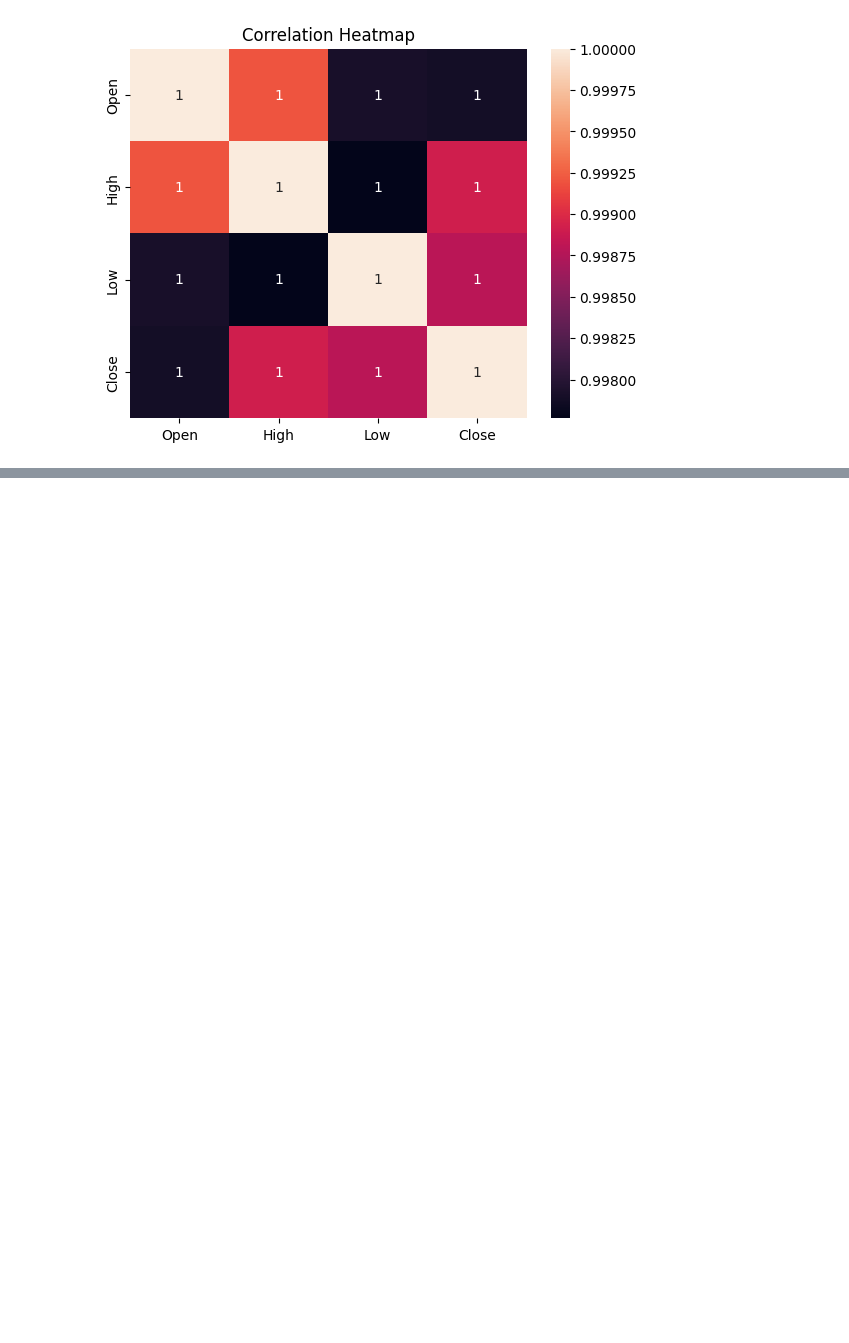
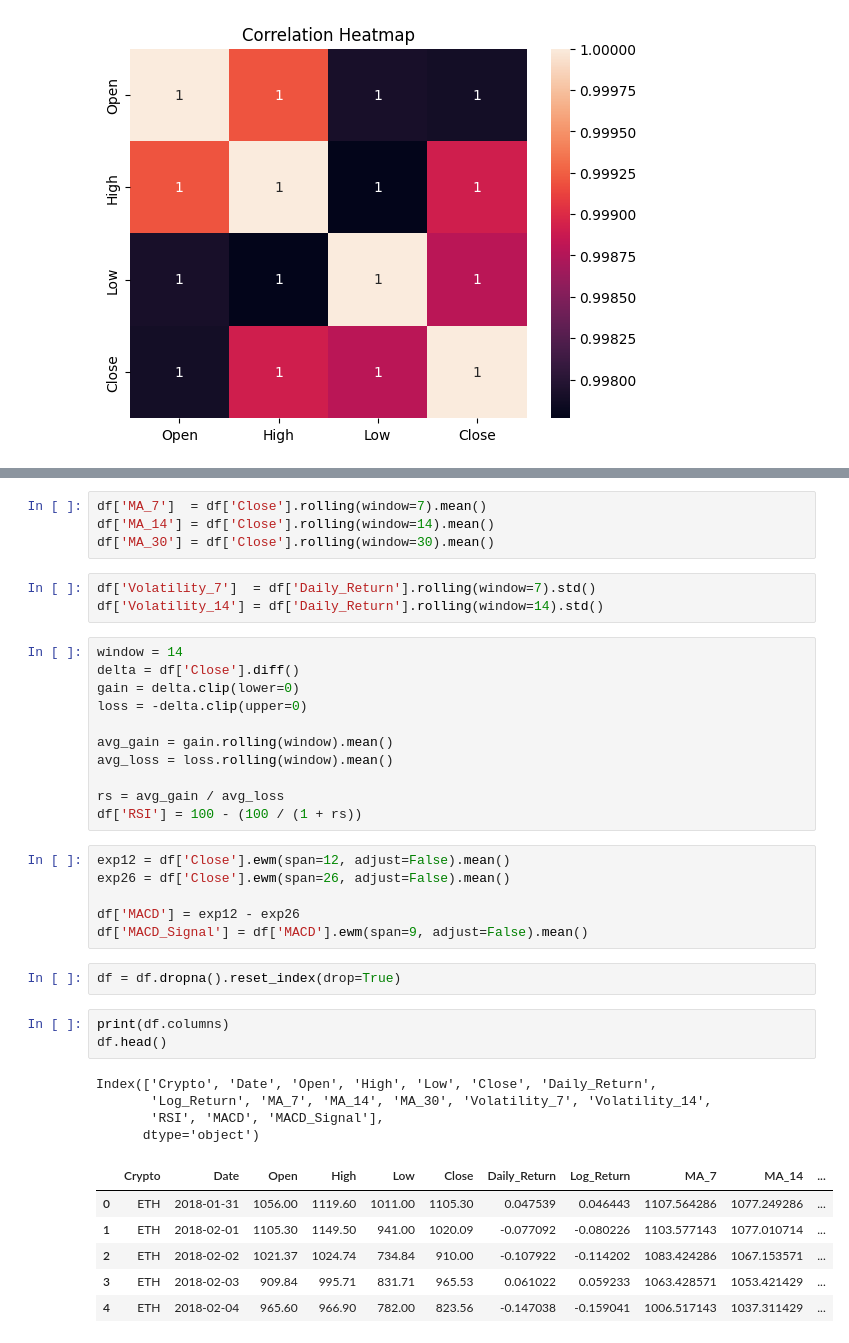
Before and after one commit to KeneanDita/Cryptocurrency-Price-Predictor-using-Time-Series-data, a Jupyter notebook: Notebooks/ETH_Model_Training.ipynb, the cells around one changed output, grey strips where cells are left out. Saved outputs shown, nothing was run; the diff lists cells and outputs as text; blank space fills up the shorter version.

```diff
--- a/Notebooks/ETH_Model_Training.ipynb
+++ b/Notebooks/ETH_Model_Training.ipynb
@@ -94,0 +100,40 @@ plt.show()
+# %%
+df['MA_7']  = df['Close'].rolling(window=7).mean()
+df['MA_14'] = df['Close'].rolling(window=14).mean()
+df['MA_30'] = df['Close'].rolling(window=30).mean()
+# %%
+df['Volatility_7']  = df['Daily_Return'].rolling(window=7).std()
+df['Volatility_14'] = df['Daily_Return'].rolling(window=14).std()
+# %%
+window = 14
+delta = df['Close'].diff()
+gain = delta.clip(lower=0)
+loss = -delta.clip(upper=0)
+
+avg_gain = gain.rolling(window).mean()
+avg_loss = loss.rolling(window).mean()
+
+rs = avg_gain / avg_loss
+df['RSI'] = 100 - (100 / (1 + rs))
+# %%
+exp12 = df['Close'].ewm(span=12, adjust=False).mean()
+exp26 = df['Close'].ewm(span=26, adjust=False).mean()
+
+df['MACD'] = exp12 - exp26
+df['MACD_Signal'] = df['MACD'].ewm(span=9, adjust=False).mean()
+# %%
+df = df.dropna().reset_index(drop=True)
+# %%
+print(df.columns)
+df.head()
+# %% [output]
+Index(['Crypto', 'Date', 'Open', 'High', 'Low', 'Close', 'Daily_Return',
+       'Log_Return', 'MA_7', 'MA_14', 'MA_30', 'Volatility_7', 'Volatility_14',
+       'RSI', 'MACD', 'MACD_Signal'],
+      dtype='object')
+|  | Crypto | Date | Open | High | Low | Close | Daily_Return | Log_Return | MA_7 | MA_14 | ... |
+| 0 | ETH | 2018-01-31 | 1056.00 | 1119.60 | 1011.00 | 1105.30 | 0.047539 | 0.046443 | 1107.564286 | 1077.249286 | ... |
+| 1 | ETH | 2018-02-01 | 1105.30 | 1149.50 | 941.00 | 1020.09 | -0.077092 | -0.080226 | 1103.577143 | 1077.010714 | ... |
+| 2 | ETH | 2018-02-02 | 1021.37 | 1024.74 | 734.84 | 910.00 | -0.107922 | -0.114202 | 1083.424286 | 1067.153571 | ... |
+| 3 | ETH | 2018-02-03 | 909.84 | 995.71 | 831.71 | 965.53 | 0.061022 | 0.059233 | 1063.428571 | 1053.421429 | ... |
+| 4 | ETH | 2018-02-04 | 965.60 | 966.90 | 782.00 | 823.56 | -0.147038 | -0.159041 | 1006.517143 | 1037.311429 | ... |
```
Also changed, not shown: parts of 6 cells of this notebook, 2 other files.
